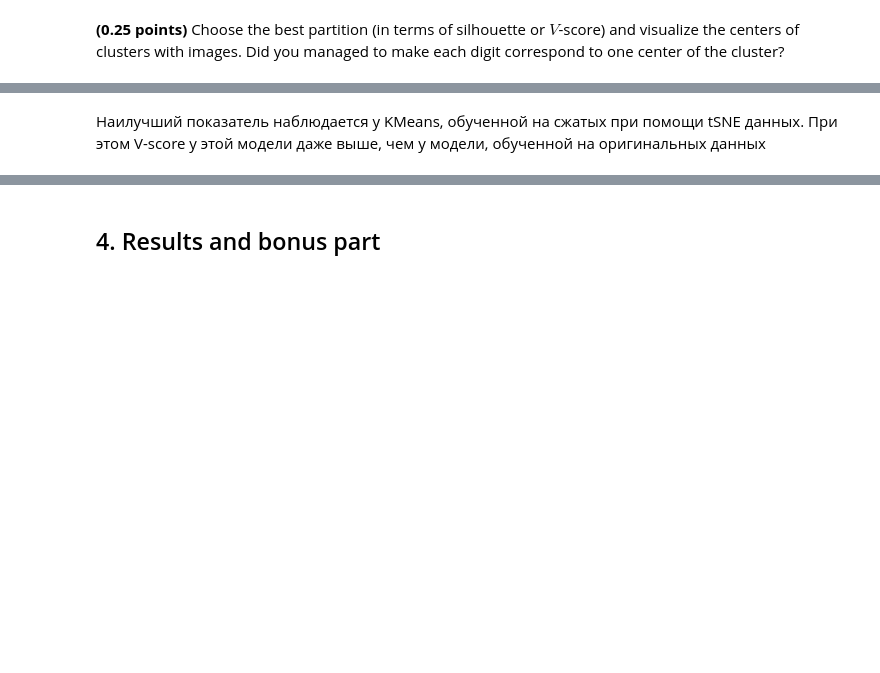
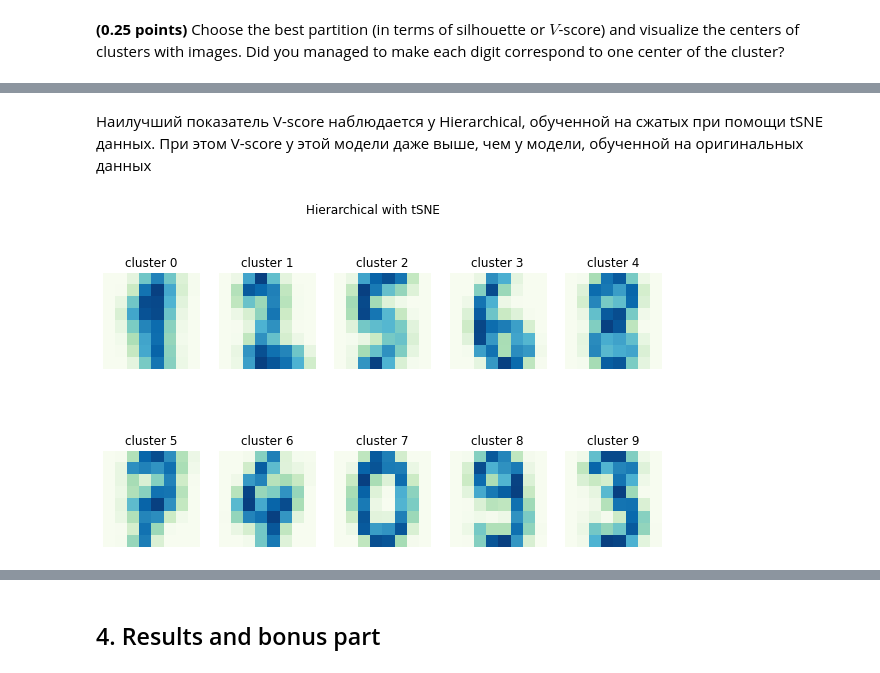
Before and after one commit to albert-bariev/rs-school-ml, a Jupyter notebook: 8_clustering.ipynb, the cells around one changed output, grey strips where cells are left out. Saved outputs shown, nothing was run; the diff lists cells and outputs as text; code cells hidden in the pictures; blank space fills up the shorter version.

```diff
--- a/8_clustering.ipynb
+++ b/8_clustering.ipynb
@@ -453,3 +453,13 @@ print(max(vscores_hierarchical_svd))
 0.8259753348813222
 # %% [markdown]
-Наилучший показатель наблюдается у KMeans, обученной на сжатых при помощи tSNE данных. При этом V-score у этой модели даже выше, чем у модели, обученной на оригинальных данных
+Наилучший показатель V-score наблюдается у Hierarchical, обученной на сжатых при помощи tSNE данных. При этом V-score у этой модели даже выше, чем у модели, обученной на оригинальных данных
+# %%
+clusters = set(hierarchical_tsne.labels_)
+hierarchical_tsne_centroids = []
+
+for cl in clusters:
+    centroid = X[hierarchical_tsne.labels_ == cl].mean(axis=0)
+    hierarchical_tsne_centroids.append(centroid)
+plot_number_clusters(np.array(hierarchical_tsne_centroids), 'Hierarchical with tSNE')
+# %% [output]
+[figure, added]
```
Also changed, not shown: parts of 14 cells of this notebook.
